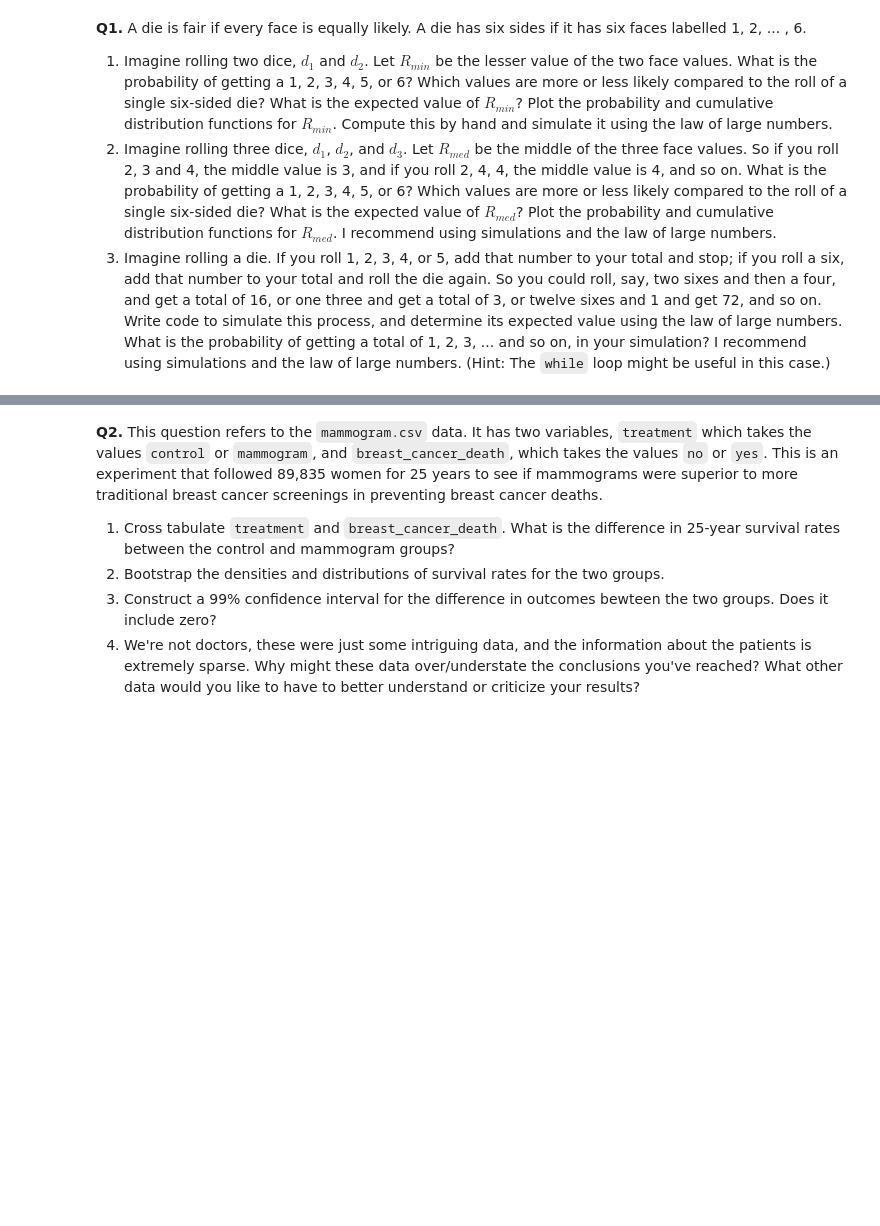
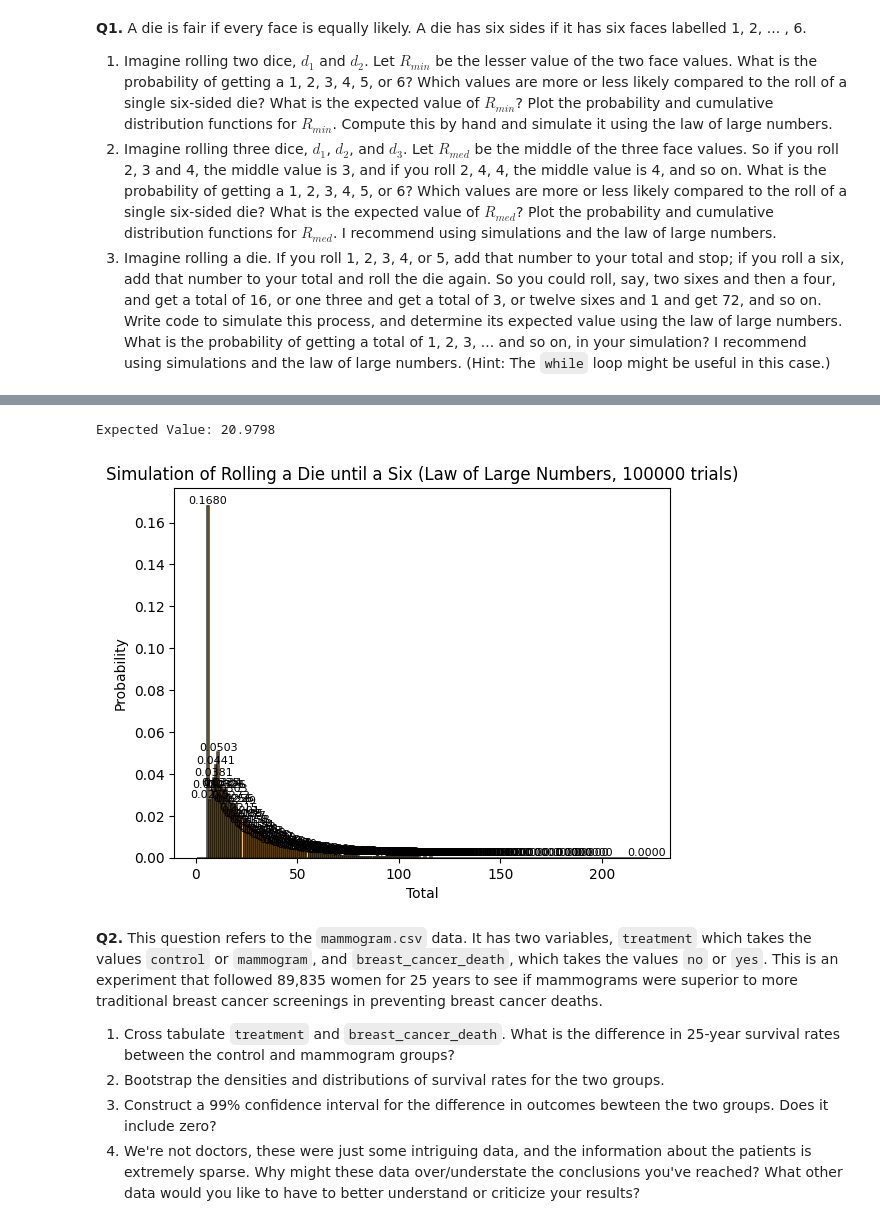
Before and after one commit to racheljhuh/the_bootstrap, a Jupyter notebook: assignment_5.ipynb, the cells around one changed output, grey strips where cells are left out. Cells and saved outputs as stored; diff of their text form; code cells hidden in the pictures; blank space fills up the shorter version.

```diff
--- a/assignment_5.ipynb
+++ b/assignment_5.ipynb
@@ -12,3 +158,41 @@
+# %%
+#1.3
+#simulation function (using while loop and law of large numbers)
+def simulation():
+ total = 0
+ while True:
+       roll = np.random.randint(1, 7)
+       total += roll
+       if roll == 6:
+           break
+ return total
+
+
+simulated_values = [simulation() for i in range(num_trials)] #num trials is still 100,000 from earlier but can be adjusted if needed
+
+
+expected_value = np.mean(simulated_values)
+print(f'Expected Value: {expected_value:.4f}')
+# Plot histogram of simulated values with exact probabilities - from chatGPT
+plt.hist(simulated_values, bins=np.arange(1, max(simulated_values) + 2) - 0.5, density=True, color='orange', alpha=0.7, edgecolor='black', linewidth=1.2)
+
+
+# Calculate and plot exact probabilities on top of each bar
+values, counts = np.unique(simulated_values, return_counts=True)
+probabilities = counts / num_trials
+
+
+for value, probability in zip(values, probabilities):
+   plt.text(value, probability, f'{probability:.4f}', ha='center', va='bottom', fontsize=8)
+
+
+plt.title(f'Simulation of Rolling a Die until a Six (Law of Large Numbers, {num_trials} trials)')
+plt.xlabel('Total')
+plt.ylabel('Probability')
+plt.show()
+# %% [output]
+Expected Value: 20.9798
+[figure, added]
 # %% [markdown]
 **Q2.** This question refers to the `mammogram.csv` data. It has two variables, `treatment` which takes the values `control` or `mammogram`, and `breast_cancer_death`, which takes the values `no` or `yes`. This is an experiment that followed 89,835 women for 25 years to see if mammograms were superior to more traditional breast cancer screenings in preventing breast cancer deaths.
 
```
Also changed, not shown: parts of 3 cells of this notebook.
